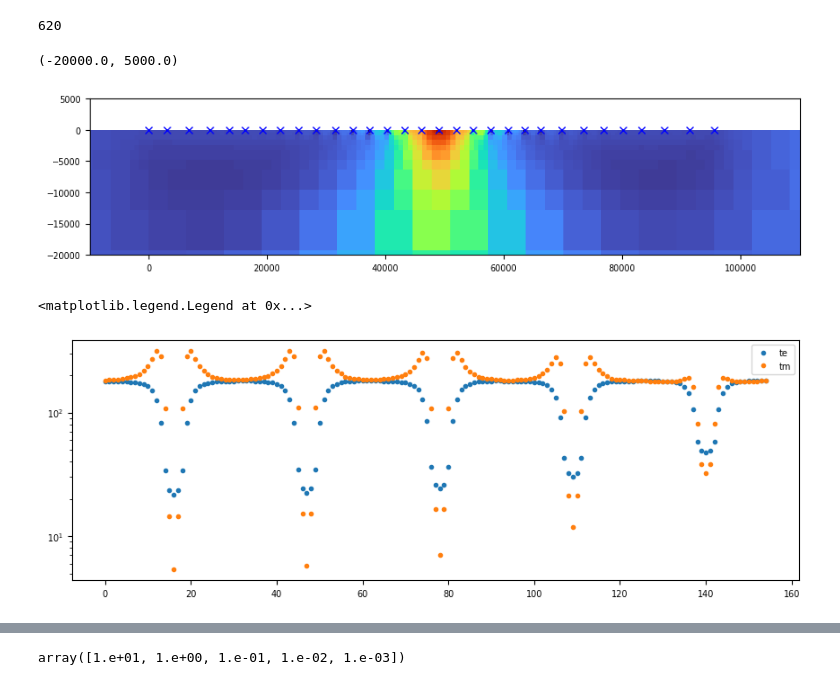
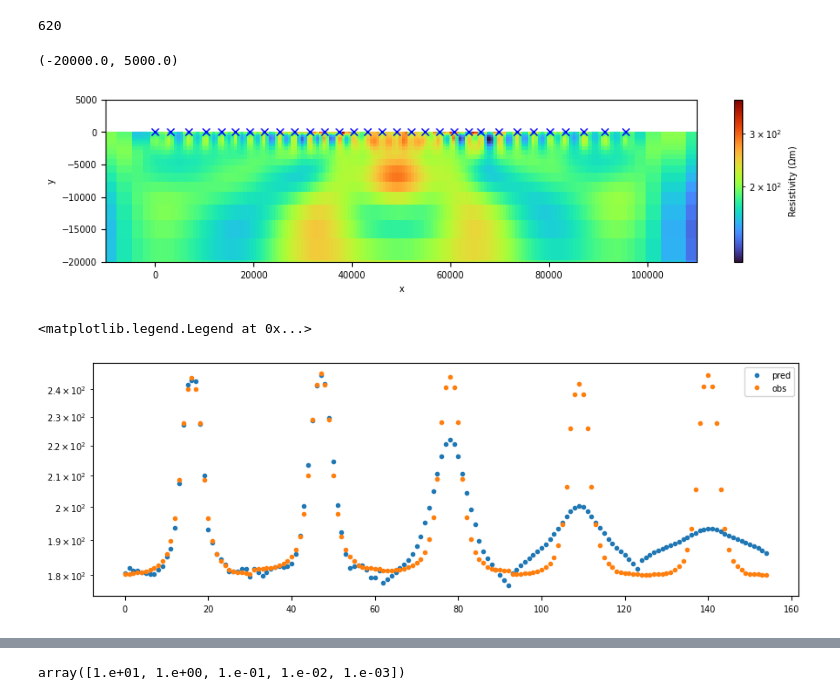
Before and after one commit to simpeg-research/earthscope-mt-course, a Jupyter notebook: notebooks/simpeg/13_2d_from_mtpy_example_sk.ipynb, the cells around one changed output, grey strips where cells are left out. Cells and saved outputs as stored; diff of their text form; code cells hidden in the pictures.

```diff
--- a/notebooks/simpeg/13_2d_from_mtpy_example_sk.ipynb
+++ b/notebooks/simpeg/13_2d_from_mtpy_example_sk.ipynb
@@ -116,6 +115,3 @@ simpeg_2d = Simpeg2D(
     )
 # %% [output]
 [figure]
-# %%
-simpeg_2d.data.dataframe['phase_yx_model_error'] = np.inf
-simpeg_2d.data.dataframe['phase_xy_model_error'] = np.inf
@@ -128,0 +175,2 @@ station_locations = simpeg_2d.data.station_locations
+# %%
+mesh = generate_2d_mesh_for_mt(rx_locs, frequencies, 1e-2)
@@ -129,2 +185,4 @@ station_locations = simpeg_2d.data.station_locations
+# %%
+ind_active = mesh.cell_centers[:,1] < 0.
 # %%
 fig, ax = plt.subplots(1,1, figsize=(10, 2))
@@ -138,8 +196,3 @@ plt.ylim(-20000, 5000)
-# %%
-rx_locs = station_locations.copy()
-frequencies = simpeg_2d.data.frequencies.copy()
-mesh = simpeg_2d.quad_tree.mesh
-ind_active = simpeg_2d.active_map.active_cells.copy()
 # %%
 simpeg_2d.data.dataframe[['period', 'res_xy', 'phase_xy', 'res_yx', 'phase_yx']]
 # %% [output]
@@ -343,21 +408,23 @@ survey_te.nD + survey_tm.nD
 # %%
 from matplotlib.colors import LogNorm
 # %%
-iteration = 10
+iteration = 9
 sigma_est = sigma_map * save_dictionary.outDict[iteration]['m']
 dpred = save_dictionary.outDict[iteration]['dpred']
 sigma_est[~ind_active] = np.nan
 
 fig, ax = plt.subplots(1,1, figsize=(10, 2))
-simpeg_2d.quad_tree.mesh.plot_image(
-    sigma_est, ax=ax, pcolor_opts={'cmap':'turbo', 'norm':LogNorm()}
+out = mesh.plot_image(
+    1./sigma_est, ax=ax, pcolor_opts={'cmap':'turbo', 'norm':LogNorm()}
 )
 ax.plot(station_locations[:,0], station_locations[:,1], 'bx')
+cb = plt.colorbar(out[0])
+cb.set_label("Resistivity ($\Omega$m)")
 plt.xlim(-10000, 1e5+10000)
 plt.ylim(-20000, 5000)
 # %% [output]
 (-20000.0, 5000.0)
-[figure, old version]
+[figure, new version]
 # %%
 # te_pred = sim_te.dpred(recovered_conductivity_model)
 # tm_pred = sim_tm.dpred(recovered_conductivity_model)
@@ -369,10 +437,9 @@ TE_OBS = dobs_te.reshape((5, 2, 31))
 # %%
 fig = plt.figure(figsize=(10, 3))
-# plt.semilogy(TE_PRED[:,0,:].flatten(), '.', label='pred')
-plt.semilogy(TE_OBS[:,0,:].flatten(), '.', label='te')
-plt.semilogy(TM_OBS[:,0,:].flatten(), '.', label='tm')
+plt.semilogy(TE_PRED[:,0,:].flatten(), '.', label='pred')
+plt.semilogy(TE_OBS[:,0,:].flatten(), '.', label='obs')
 plt.legend()
 # plt.ylim(10, 1000)
 # %% [output]
 <matplotlib.legend.Legend at 0x...>
-[figure, old version]
+[figure, new version]
```
Also changed, not shown: parts of 24 cells of this notebook.
